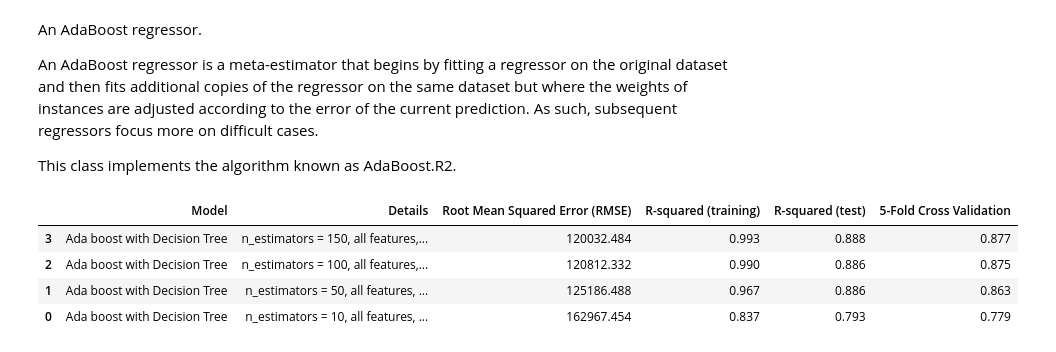
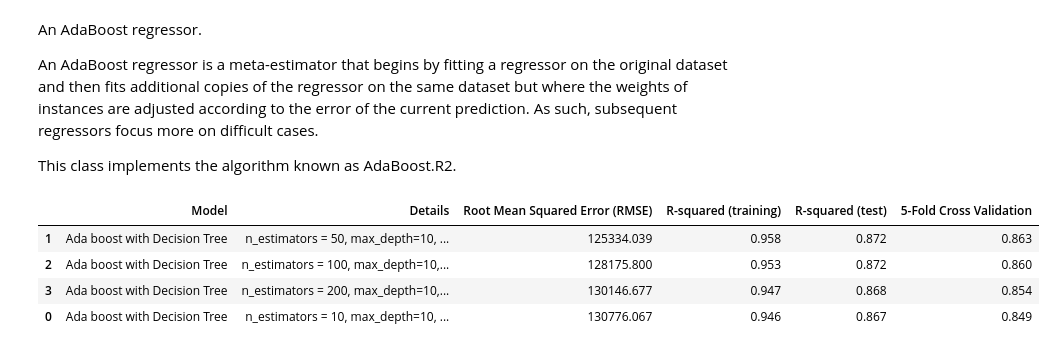
Before and after one commit to omgitsmj24/BOOT_AI_INTERN, a Jupyter notebook: Regression/all_regression_ever.ipynb, the cells around one changed output. Saved outputs shown, nothing was run; the diff lists cells and outputs as text; code cells hidden in the pictures.

```diff
--- a/Regression/all_regression_ever.ipynb
+++ b/Regression/all_regression_ever.ipynb
@@ -1073,39 +1024,39 @@ This class implements the algorithm known as AdaBoost.R2.
 # %%
 from sklearn.ensemble import AdaBoostRegressor
 
 evaluation_abr = pd.DataFrame({'Model': [],'Details':[],'Root Mean Squared Error (RMSE)':[],'R-squared (training)':[],'R-squared (test)':[], '5-Fold Cross Validation':[]})
 
-def Ada(max_depth: int, n_estimators: int):
-    abr = AdaBoostRegressor(base_estimator = DecisionTreeRegressor(max_depth=max_depth),n_estimators=n_estimators, random_state=0)
+def Ada(max_depth: int, n_estimators: int, min_samples_split: int, min_samples_leaf: int):
+    abr = AdaBoostRegressor(base_estimator = DecisionTreeRegressor(max_depth=max_depth, min_samples_split = min_samples_split, min_samples_leaf=min_samples_leaf),n_estimators=n_estimators, random_state=0)
     abr.fit(X_train[features], y_train)
     pred = abr.predict(X_test[features])
 
     rmseabr = float(format(np.sqrt(metrics.mean_squared_error(y_test,pred)),'.3f'))
     rtrkabr = float(format(abr.score(X_train[features],y_train),'.3f'))
     rtekabr = float(format(abr.score(X_test[features],y_test),'.3f'))
     cv = float(format(cross_val_score(abr,df_dm[features],target,cv=5).mean(),'.3f'))
 
     return rmseabr, rtrkabr, rtekabr, cv
 
-rmseabr, rtrkabr, rtekabr, cv = Ada(5,10)
-rmseabr1, rtrkabr1, rtekabr1, cv1 = Ada(10,50)
-rmseabr2, rtrkabr2, rtekabr2, cv2 = Ada(15,100)
-rmseabr3, rtrkabr3, rtekabr3, cv3 = Ada(20,150)
+rmseabr, rtrkabr, rtekabr, cv = Ada(10,10,10,5)
+rmseabr1, rtrkabr1, rtekabr1, cv1 = Ada(10,50,10,10)
+rmseabr2, rtrkabr2, rtekabr2, cv2 = Ada(10,100,10,15)
+rmseabr3, rtrkabr3, rtekabr3, cv3 = Ada(10,200,10,20)
 
 r = evaluation_abr.shape[0]
 
-evaluation_abr.loc[r] = ['Ada boost with Decision Tree','n_estimators = 10, all features, max_depth=5',rmseabr,rtrkabr,rtekabr,cv]
-evaluation_abr.loc[r+1] = ['Ada boost with Decision Tree','n_estimators = 50, all features, max_depth=10',rmseabr1,rtrkabr1,rtekabr2,cv1]
-evaluation_abr.loc[r+2] = ['Ada boost with Decision Tree','n_estimators = 100, all features, max_depth=15',rmseabr2,rtrkabr2,rtekabr2,cv2]
-evaluation_abr.loc[r+3] = ['Ada boost with Decision Tree','n_estimators = 150, all features, max_depth=20',rmseabr3,rtrkabr3,rtekabr3,cv3]
+evaluation_abr.loc[r] = ['Ada boost with Decision Tree','n_estimators = 10, max_depth=10, min_split=5, min_leaf=5',rmseabr,rtrkabr,rtekabr,cv]
+evaluation_abr.loc[r+1] = ['Ada boost with Decision Tree','n_estimators = 50, max_depth=10, min_split=10, min_leaf=10',rmseabr1,rtrkabr1,rtekabr2,cv1]
+evaluation_abr.loc[r+2] = ['Ada boost with Decision Tree','n_estimators = 100, max_depth=10, min_split=20, min_leaf=15',rmseabr2,rtrkabr2,rtekabr2,cv2]
+evaluation_abr.loc[r+3] = ['Ada boost with Decision Tree','n_estimators = 200, max_depth=10, min_split=40, min_leaf=20',rmseabr3,rtrkabr3,rtekabr3,cv3]
 
 evaluation_abr.sort_values(by = '5-Fold Cross Validation', ascending=False)
 # %% [output]
 |  | Model | Details | Root Mean Squared Error (RMSE) | R-squared (training) | R-squared (test) | 5-Fold Cross Validation |
-| 3 | Ada boost with Decision Tree | n_estimators = 150, all features,... | 120032.484 | 0.993 | 0.888 | 0.877 |
-| 2 | Ada boost with Decision Tree | n_estimators = 100, all features,... | 120812.332 | 0.990 | 0.886 | 0.875 |
-| 1 | Ada boost with Decision Tree | n_estimators = 50, all features, ... | 125186.488 | 0.967 | 0.886 | 0.863 |
-| 0 | Ada boost with Decision Tree | n_estimators = 10, all features, ... | 162967.454 | 0.837 | 0.793 | 0.779 |
+| 1 | Ada boost with Decision Tree | n_estimators = 50, max_depth=10, ... | 125334.039 | 0.958 | 0.872 | 0.863 |
+| 2 | Ada boost with Decision Tree | n_estimators = 100, max_depth=10,... | 128175.800 | 0.953 | 0.872 | 0.860 |
+| 3 | Ada boost with Decision Tree | n_estimators = 200, max_depth=10,... | 130146.677 | 0.947 | 0.868 | 0.854 |
+| 0 | Ada boost with Decision Tree | n_estimators = 10, max_depth=10, ... | 130776.067 | 0.946 | 0.867 | 0.849 |
 # %%
 final = pd.concat([final, evaluation_abr], axis = 0)
 final.sort_values(by='5-Fold Cross Validation', ascending=False, inplace=True)
```
Also changed, not shown: parts of 9 cells of this notebook.
